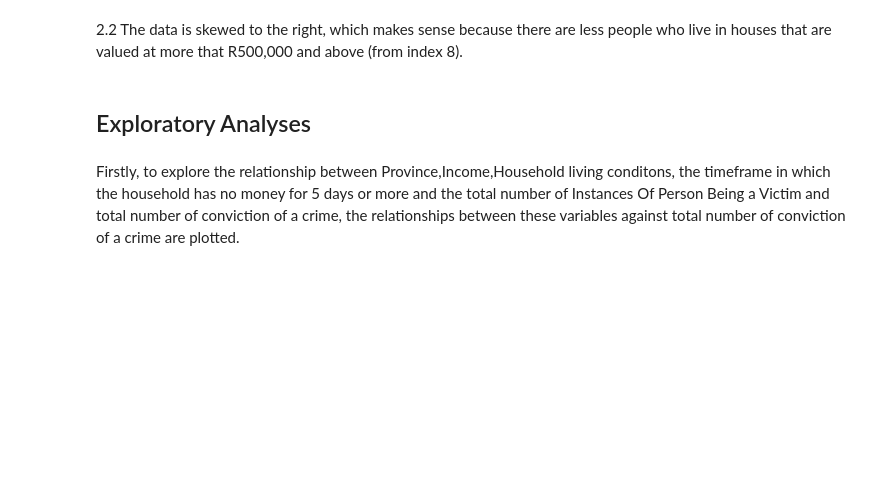
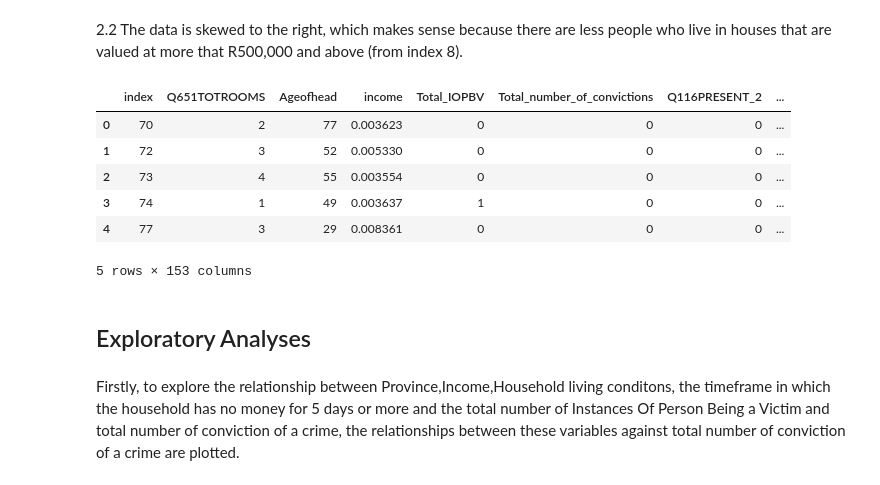
Before and after one commit to DonaldMbara/DAE-Project, a Jupyter notebook: Project_part1.ipynb, the cells around one changed output. Cells and saved outputs as stored; diff of their text form; code cells hidden in the pictures; blank space fills up the shorter version.

```diff
--- a/Project_part1.ipynb
+++ b/Project_part1.ipynb
@@ -593,2 +539,18 @@ Name: index, dtype: int64
 # %% [markdown]
 2.2 The data is skewed to the right, which makes sense because there are less people who live in houses that are valued at more that R500,000 and above (from index 8).
+# %%
+df = pd.get_dummies(DATA, columns = ['Q116PRESENT','Q51MAIN','Q51NOOTH','Q52AWALLS','Q52AROOF','Q53WALLS',
+           'Q53ROOF','Q54ADWELLING','Q161CPUBATT','Q161CPRIVATT','Q54AOTHER','Q56DRINK','Q56OTHER','Q518TOILET',
+          'Q524ELECT','Q531POLICE','Q532FOOD','Q62OWNSHIP','Q658VALUE','Q61035POLICE','Q224BNOMONEY5','Q2341SAVING','province_code','SETTLEMENT_TYPE','hhsize'] , prefix_sep = "_",drop_first = True)
+
+df['income'] = df['income']/100000
+#df.drop(columns=['index'])
+df.head()
+# %% [output]
+|  | index | Q651TOTROOMS | Ageofhead | income | Total_IOPBV | Total_number_of_convictions | Q116PRESENT_2 | ... |
+| 0 | 70 | 2 | 77 | 0.003623 | 0 | 0 | 0 | ... |
+| 1 | 72 | 3 | 52 | 0.005330 | 0 | 0 | 0 | ... |
+| 2 | 73 | 4 | 55 | 0.003554 | 0 | 0 | 0 | ... |
+| 3 | 74 | 1 | 49 | 0.003637 | 1 | 0 | 0 | ... |
+| 4 | 77 | 3 | 29 | 0.008361 | 0 | 0 | 0 | ... |
+5 rows × 153 columns
```
Also changed, not shown: parts of 35 cells of this notebook.
